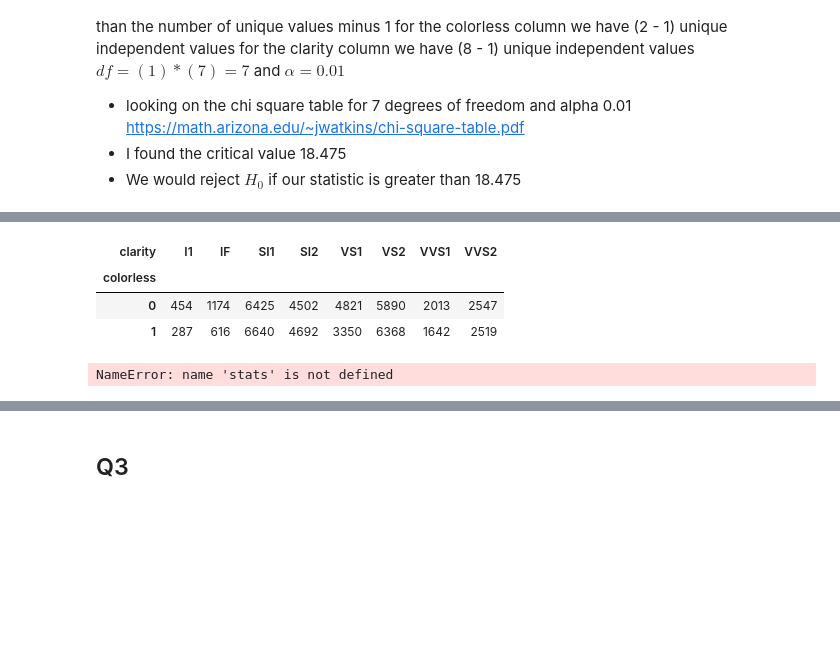
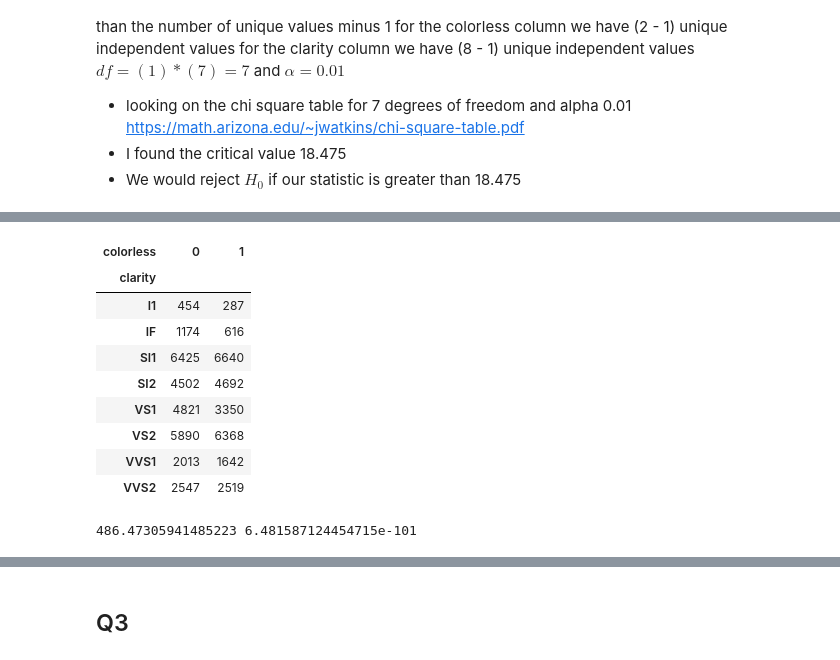
Before and after one commit to berstearns/garbage_collector, a Jupyter notebook: CCT/stats/CA2/CA2-stats.ipynb, the cells around one changed output, grey strips where cells are left out. Cells and saved outputs as stored; diff of their text form; code cells hidden in the pictures; blank space fills up the shorter version.

```diff
--- a/CCT/stats/CA2/CA2-stats.ipynb
+++ b/CCT/stats/CA2/CA2-stats.ipynb
@@ -224,14 +245,21 @@ $ df = (1) * (7) = 7$ and $ \alpha = 0.01 $
 # %%
-crosstab = pd.crosstab(df["colorless"], df["clarity"])
+contigency_table = pd.crosstab(df["clarity"],df["colorless"])
 # %%
-crosstab
+contigency_table
 # %% [output]
-| clarity | I1 | IF | SI1 | SI2 | VS1 | VS2 | VVS1 | VVS2 |
-| colorless |  |  |  |  |  |  |  |  |
-| 0 | 454 | 1174 | 6425 | 4502 | 4821 | 5890 | 2013 | 2547 |
-| 1 | 287 | 616 | 6640 | 4692 | 3350 | 6368 | 1642 | 2519 |
+| colorless | 0 | 1 |
+| clarity |  |  |
+| I1 | 454 | 287 |
+| IF | 1174 | 616 |
+| SI1 | 6425 | 6640 |
+| SI2 | 4502 | 4692 |
+| VS1 | 4821 | 3350 |
+| VS2 | 5890 | 6368 |
+| VVS1 | 2013 | 1642 |
+| VVS2 | 2547 | 2519 |
 # %%
-stats.chi2_contingency(crosstab)
+X_squared_statistic, pvalue, dof, expected = stats.chi2_contingency(contigency_table)
+print(X_squared_statistic, pvalue)
 # %% [output]
-NameError: name 'stats' is not defined
+486.47305941485223 6.481587124454715e-101
 # %% [markdown]
```
Also changed, not shown: parts of 13 cells of this notebook.
